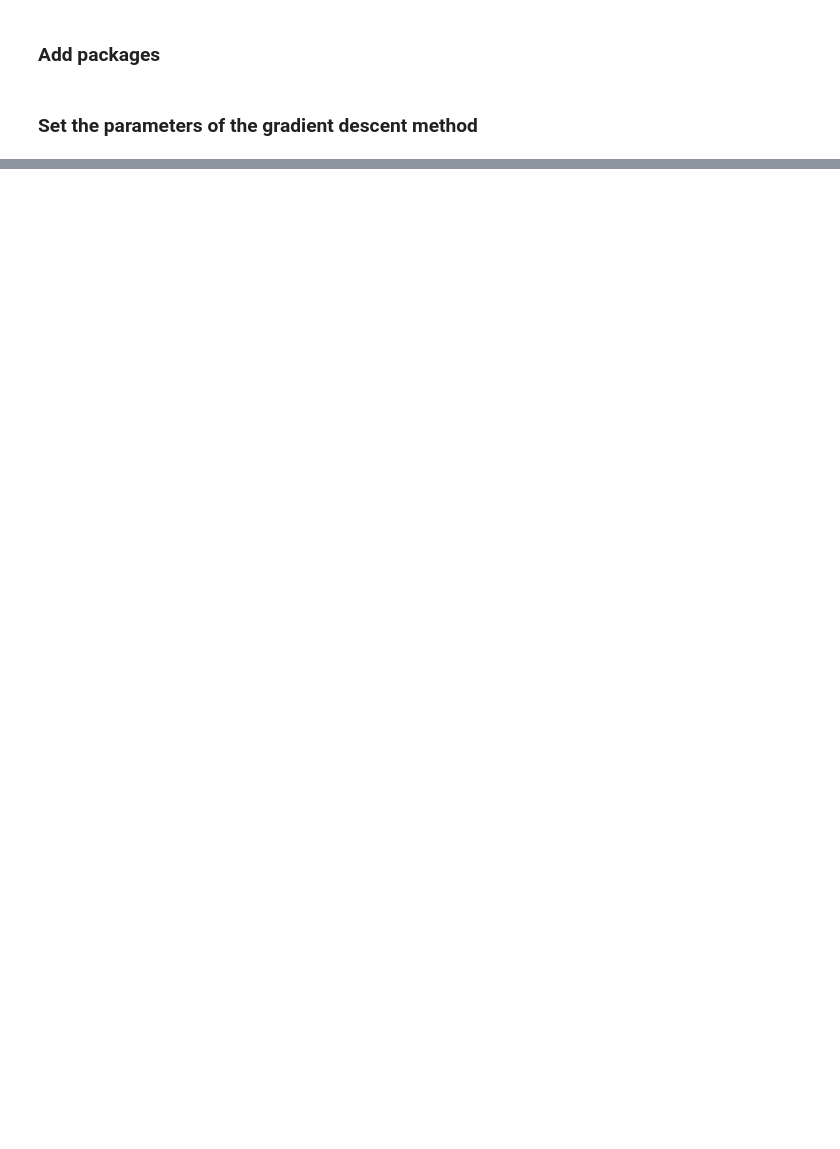
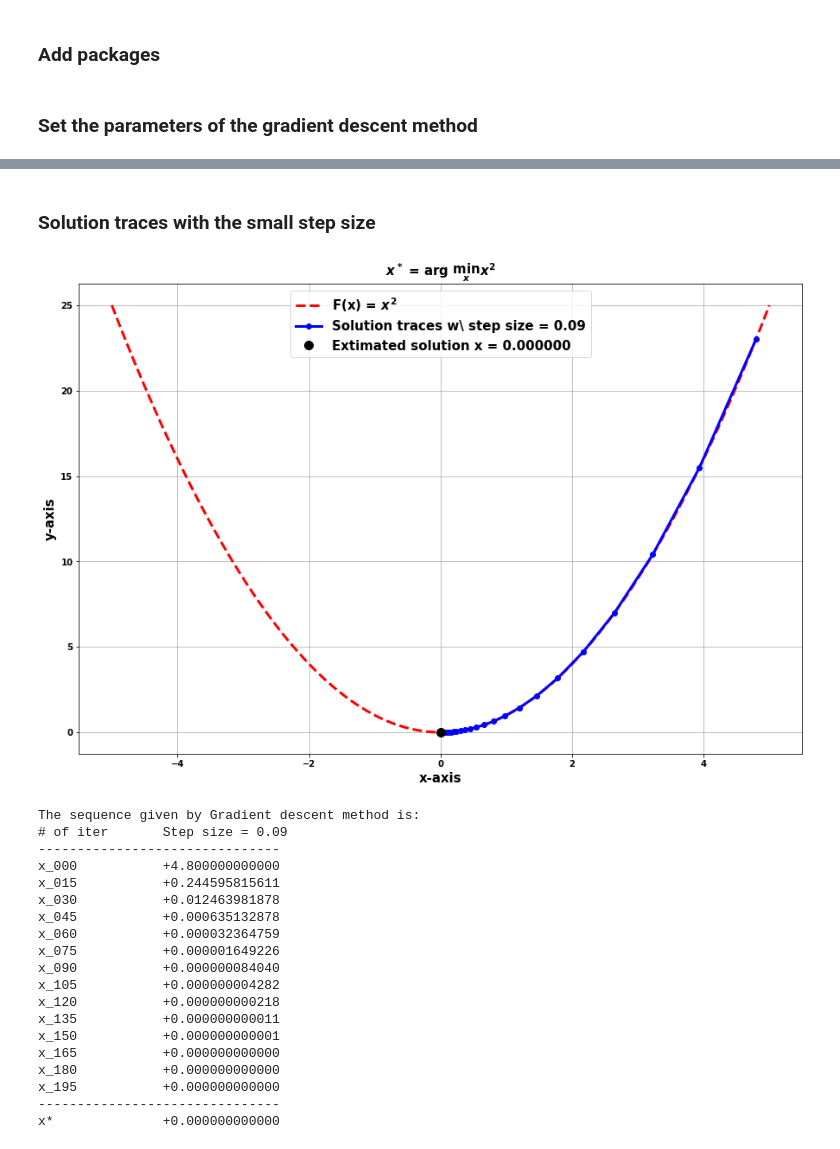
Before and after one commit to hanyoseob/lecture_optimization, a Jupyter notebook: chapter03_Gradient_descent_method.ipynb, the cells around one changed output, grey strips where cells are left out. Drawn from its saved outputs; the diff is of its cells as text; code cells hidden in the pictures; blank space fills up the shorter version.

Commit message:
chapter03_Gradient_descent_method

```diff
--- a/chapter03_Gradient_descent_method.ipynb
+++ b/chapter03_Gradient_descent_method.ipynb
@@ -312,0 +153,72 @@ Gradient Descnet: 1.0000
+# %% [markdown]
+### Solution traces with the __small__ step size
+# %%
+x = x0
+
+x_iter = []
+y_iter = []
+
+x_iter.append(x)
+y_iter.append(F(x))
+
+# Set the small step size
+step_size_small = 9e-2
+
+# Search the solution using the gradient descent method
+for i in range(1, max_iter + 1):
+
+  # Grdient descent method
+  x = x - step_size_small * dF(x)
+
+  x_iter.append(x)
+  y_iter.append(F(x))
+
+x_iter_small = x_iter
+y_iter_small = y_iter
+
+# Plot the solution traces with large step size
+fig, axs = plt.subplots(ncols=1, nrows=1, figsize=(15, 10))
+
+axs.plot(x_set, y_set, 'r--', label='F(x) = $x^2$', linewidth=3)
+axs.plot(x_iter_small, y_iter_small, 'bo-', label='Solution traces w\ step size = %.2f' % step_size_small, linewidth=3)
+axs.plot(x_iter_small[-1], y_iter_small[-1], 'ko', label='Extimated solution x = %.6f' % x_iter[-1], markersize=10)
+axs.legend(fontsize=15)
+axs.grid(True)
+axs.set_xlabel('x-axis', fontsize=15, fontweight='bold')
+axs.set_ylabel('y-axis', fontsize=15, fontweight='bold')
+axs.set_title('$x^*$ = arg $\min_x x^2$', fontsize=15, fontweight='bold')
+
+plt.show()
+
+# Print the solution traces
+print(' ')
+print('The sequence given by Gradient descent method is:')
+print('# of iter \tStep size = %.2f' % (step_size_small))
+print('-------------------------------')
+for (i, x) in enumerate(x_iter_small):
+  if i % 15 == 0:
+    print('x_%03d \t\t%+.12f' % (i, x))
+
+print('-------------------------------')
+print('x* \t\t%+.12f' % (x_iter_small[-1]))
+# %% [output]
+[figure, added]
+The sequence given by Gradient descent method is:
+# of iter       Step size = 0.09
+-------------------------------
+x_000           +4.800000000000
+x_015           +0.244595815611
+x_030           +0.012463981878
+x_045           +0.000635132878
+x_060           +0.000032364759
+x_075           +0.000001649226
+x_090           +0.000000084040
+x_105           +0.000000004282
+x_120           +0.000000000218
+x_135           +0.000000000011
+x_150           +0.000000000001
+x_165           +0.000000000000
+x_180           +0.000000000000
+x_195           +0.000000000000
+-------------------------------
+x*              +0.000000000000
```
Also changed, not shown: parts of 20 cells of this notebook.
